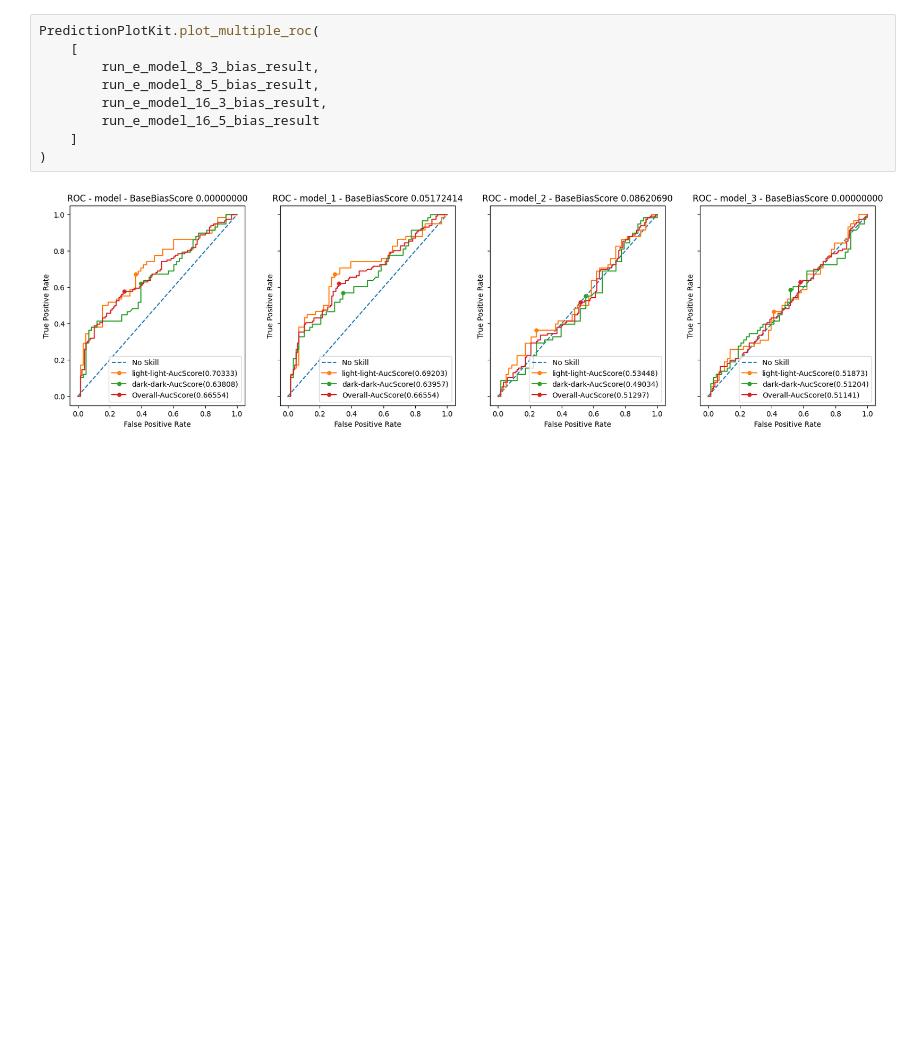
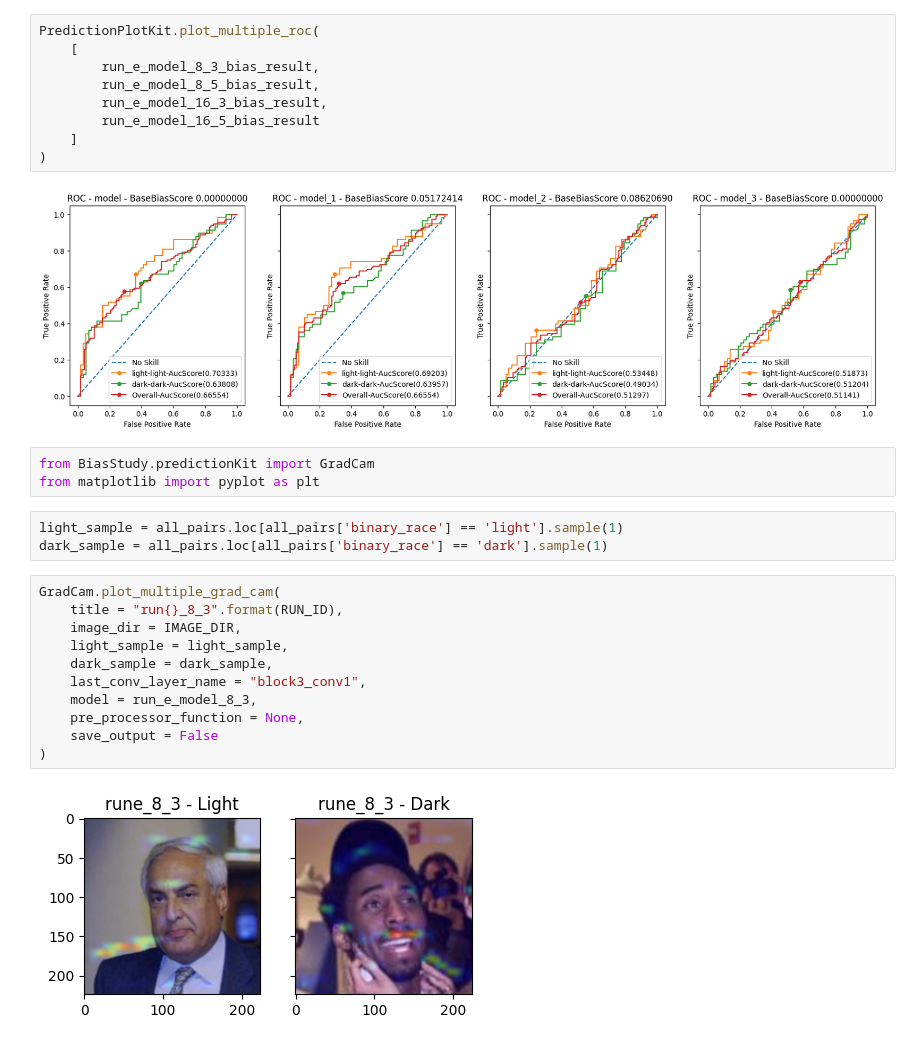
Before and after one commit to GhaidaAlAtoum/CS8321_FinalLab, a Jupyter notebook: code/compiling_results/compiling_results_run_e.ipynb, the cells around one changed output. Drawn from its saved outputs; the diff is of its cells as text; blank space fills up the shorter version.

Commit message:
[GRAD CAM]

```diff
--- a/code/compiling_results/compiling_results_run_e.ipynb
+++ b/code/compiling_results/compiling_results_run_e.ipynb
@@ -321,3 +321,22 @@ PredictionPlotKit.plot_multiple_roc(
 )
 # %% [output]
 [figure]
+# %%
+from BiasStudy.predictionKit import GradCam
+from matplotlib import pyplot as plt
+# %%
+light_sample = all_pairs.loc[all_pairs['binary_race'] == 'light'].sample(1)
+dark_sample = all_pairs.loc[all_pairs['binary_race'] == 'dark'].sample(1)
+# %%
+GradCam.plot_multiple_grad_cam(
+    title = "run{}_8_3".format(RUN_ID),
+    image_dir = IMAGE_DIR,
+    light_sample = light_sample,
+    dark_sample = dark_sample,
+    last_conv_layer_name = "block3_conv1",
+    model = run_e_model_8_3,
+    pre_processor_function = None,
+    save_output = False
+)
+# %% [output]
+[figure, added]
```
Also changed, not shown: parts of 5 cells of this notebook, 1 other file.
